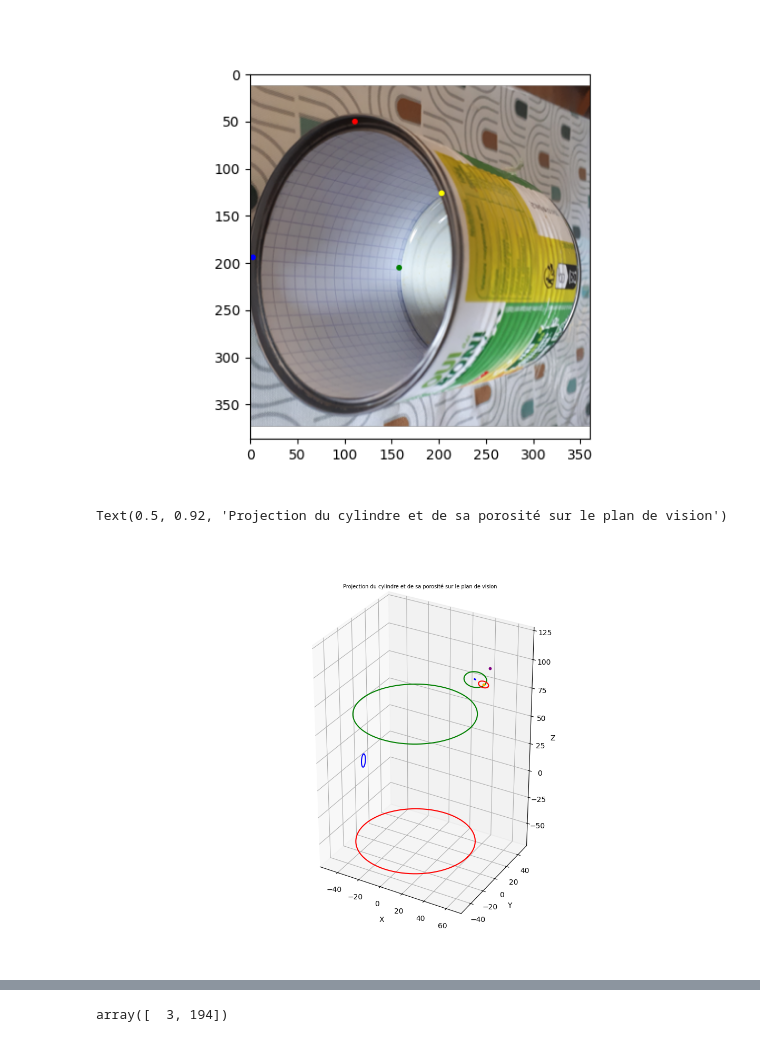
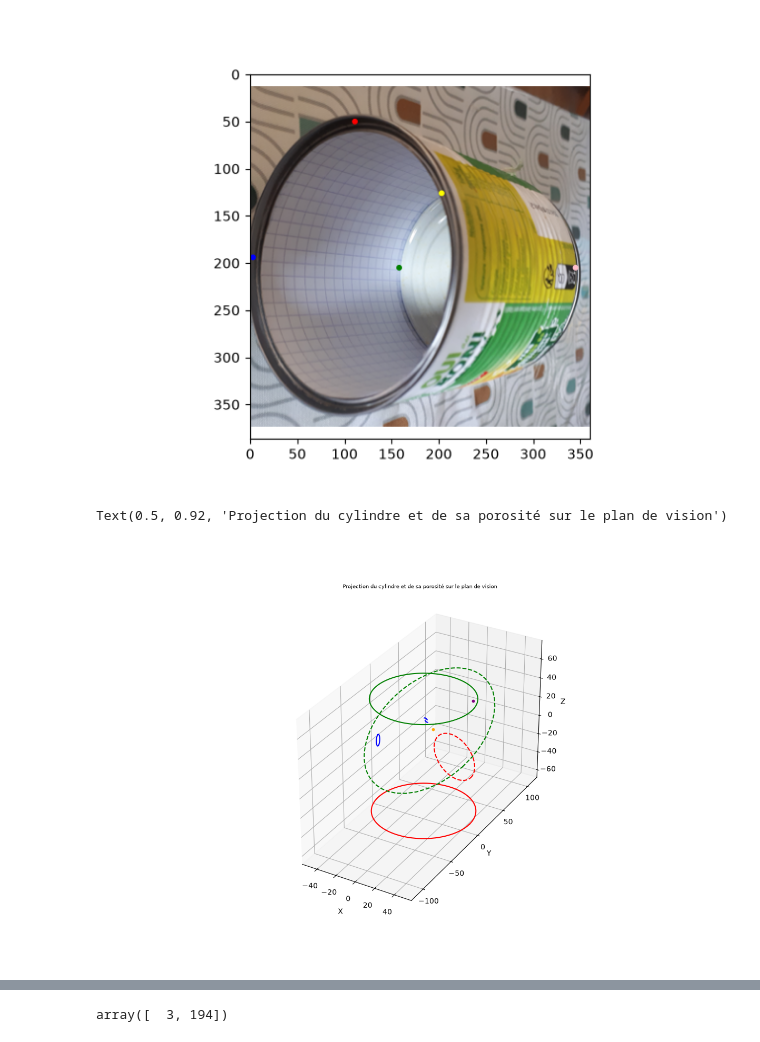
Before and after one commit to Antoine1608/Porosimetre, a Jupyter notebook: Calcul_porosite.ipynb, the cells around one changed output, grey strips where cells are left out. Saved outputs shown, nothing was run; the diff lists cells and outputs as text; code cells hidden in the pictures.

```diff
--- a/Calcul_porosite.ipynb
+++ b/Calcul_porosite.ipynb
@@ -25,24 +25,27 @@ Comparaison de l'image réelle et de la solution
 import matplotlib.pyplot as plt
 import numpy as np
 from math import dist
-from scipy.optimize import minimize, brute
+from scipy.optimize import minimize
 from sklearn.metrics import pairwise_distances
+from PIL import Image
 %matplotlib widget
 
 # Les constantes
-THETA = np.linspace(0, 2 * np.pi, 100)
+THETA = np.linspace(0, 2 * np.pi, 100) # un angle dont on va se servir pour tracer les cercles du cylindre
 
-# Les variables length et rayon du cylindre
+# Les variables longueur et rayon du cylindre
 length = 118
 radius = 48.5
 
-# Les variable L, l, et décalage pour l'ellipse
+# Les variable L, l, et décalage pour l'ellipse (Explication ?)
 L = 6
 l = 3
 décalage = 2
 
-# Les variables du point de vue O et du plan de projection
-X0 = np.array([60, 0, 100]) # centre du plan de projection
-n = np.array([1, 0, 3]) # vecteur normal au plan
-coef_focale = 5
+# Les variables liées au point de vue O et du plan de projection
+X0 = np.array([10, 0, 30]) # coordonnées du centre du plan de projection
+n = np.array([1, 0, 1]) # un vecteur normal au plan de projection
+coef_focale = 40 # distance du point de vue O au plan de projection
 O = X0 + coef_focale*n # point de vue
+
+print("paramètres de départ : ", X0[0], X0[2], n[2], coef_focale)
@@ -118,7 +114,7 @@ def projeter_sur_plan(P, n, X0, O):
     args :
         P (np.array(3)) : les coordonnées du point observé
         n (np.array(3)) : les coordonnées un vecteur normal au plan de vision
-        X0 (np.array(3)) : les coordonnées un point appartenant au plan de vision
+        X0 (np.array(3)) : les coordonnées d'un point appartenant au plan de vision
         O (np.array(3)) : les coordonnées du point d'observation
     return :
         np.array(3) : les coordonnées de la projection du point P sur le plan de vision par homothétie de centre O
@@ -134,42 +130,41 @@ cyl_proj1 = np.array([projeter_sur_plan(np.array([x_circle1[i], y_circle1[i], z_
 cyl_proj2 = np.array([projeter_sur_plan(np.array([x_circle2[i], y_circle2[i], z_circle2[i]]), n, X0, O) for i in range(len(THETA))])
 ell_proj = np.array([projeter_sur_plan(np.array([x_ellipse[i], y_ellipse[i], z_ellipse[i]]), n, X0, O) for i in range(len(THETA))])
 # %%
-plt.close('all')
 # Visualisation :
 # Visualisation 3D
 
 # Définition de la figure et des axes 3D
 fig = plt.figure(figsize=(12, 8))
 ax = fig.add_subplot(111, projection='3d')
 
 # Tracé des cercles de base du cylindre et de l'ellipse de porosité
 ax.plot(x_circle1, y_circle1, z_circle1, color='green', label='Cercle1 de base du cylindre')
 ax.plot(x_circle2, y_circle2, z_circle2, color='red', label='Cercle2 de base du cylindre')
 ax.plot(x_ellipse, y_ellipse, z_ellipse, color='blue', label='Ellipse de porosité')
 
 # Tracé du point X0
 ax.scatter(X0[0], X0[1], X0[2], color='orange', s=10, label='Point X0 (centre du plan de projection)')
 
 # Tracé du plan
 #ax.plot_surface(Xp, Yp, Zp, alpha=0.5, color='lightblue', label='Plan')
 
-# Tracé du point de vue O
+# Tracé du point de vue O en violet
 ax.scatter(O[0], O[1], O[2], color='purple', s=10, label='Point de vue O')
 
 # Tracé de la projection du cylindre et de l'ellipse sur le plan
-ax.plot(cyl_proj1[:, 0], cyl_proj1[:, 1], cyl_proj1[:, 2], color='green', label='Projection du cercle1 sur le plan')
-ax.plot(cyl_proj2[:, 0], cyl_proj2[:, 1], cyl_proj2[:, 2], color='red', label='Projection du cercle2 sur le plan')
-ax.plot(ell_proj[:, 0], ell_proj[:, 1], ell_proj[:, 2], color='blue', label='Projection de l\'ellipse sur le plan')
+ax.plot(cyl_proj1[:, 0], cyl_proj1[:, 1], cyl_proj1[:, 2], color='green', label='Projection du cercle1 sur le plan', linestyle='--')
+ax.plot(cyl_proj2[:, 0], cyl_proj2[:, 1], cyl_proj2[:, 2], color='red', label='Projection du cercle2 sur le plan', linestyle='--')
+ax.plot(ell_proj[:, 0], ell_proj[:, 1], ell_proj[:, 2], color='blue', label='Projection de l\'ellipse sur le plan', linestyle='--', )
 
 # Configuration du graphique
 ax.set_aspect('equal')
 ax.set_xlabel('X')
 ax.set_ylabel('Y')
 ax.set_zlabel('Z')
 ax.set_title('Projection du cylindre et de sa porosité sur le plan de vision', fontsize=7)
 # %% [output]
 Text(0.5, 0.92, 'Projection du cylindre et de sa porosité sur le plan de vision')
-[figure, old version]
+[figure, new version]
 # %%
 plt.close('all')
 # Comparaison de l'image réelle et de la projection du cylindre et de l'ellipse sur le plan
```
Also changed, not shown: parts of 15 cells of this notebook.
